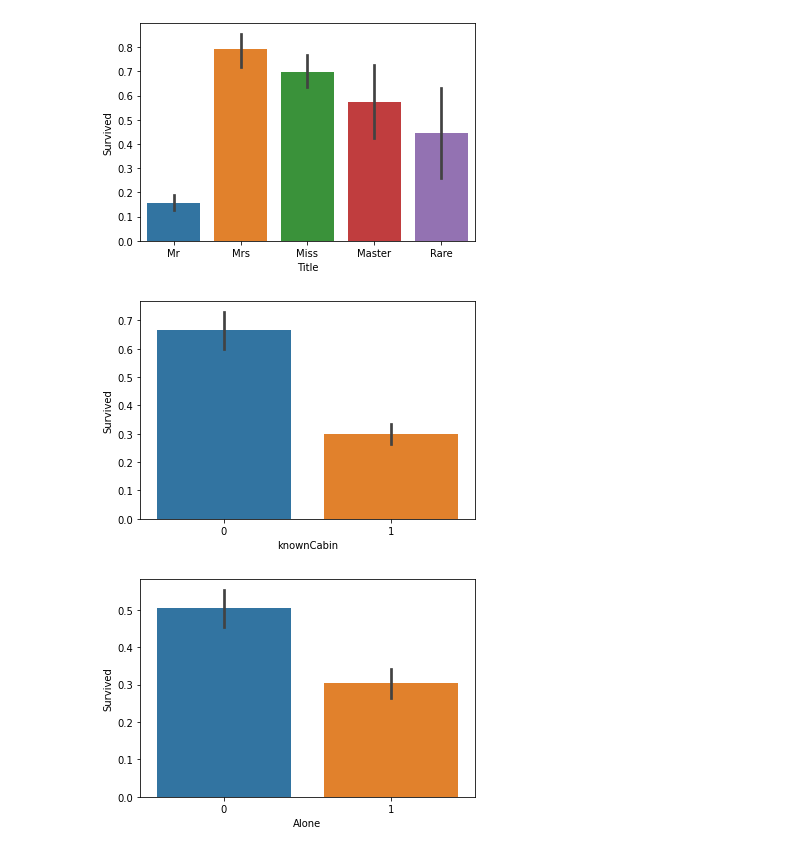
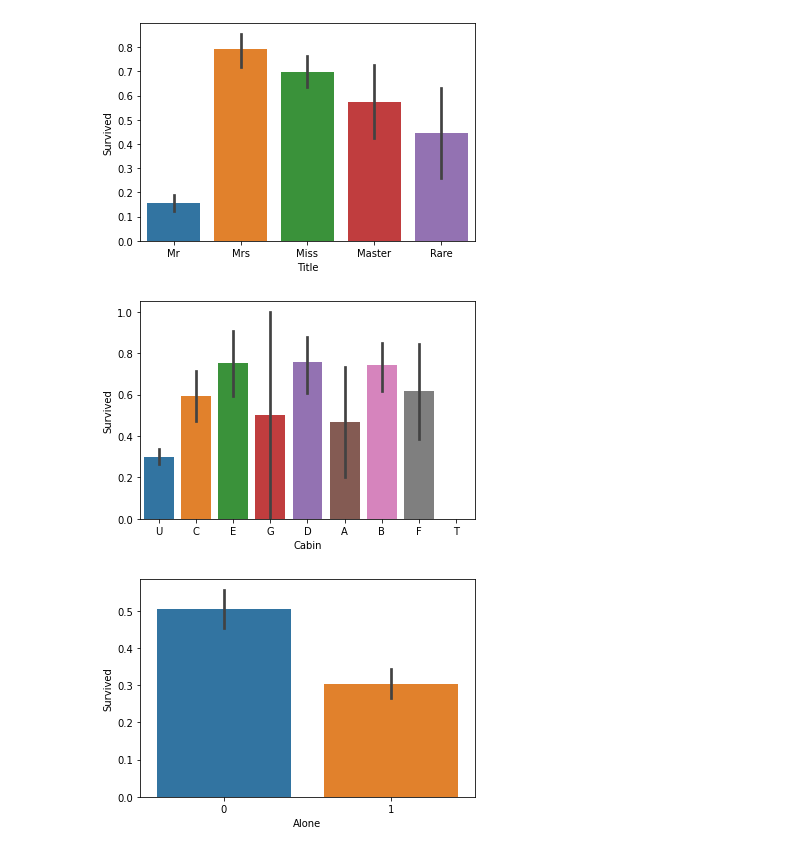
Before and after one commit to Kendall-Kikkawa/Titanic_Kaggle_Challenge, a Jupyter notebook: Titanic.ipynb, the cells around one changed output. Drawn from its saved outputs; the diff is of its cells as text; code cells hidden in the pictures.

Commit message:
Added more cabin feature back

```diff
--- a/Titanic.ipynb
+++ b/Titanic.ipynb
@@ -267,23 +267,26 @@ sns.barplot(x='Title', y='Survived', data=train_withName);
 # Cabin letters may be some indication, so we extract first letter
 def add_cabin(df):
     """
-    Add feature called "knownCabin"
+    Add feature denoting Cabins A-G, T
+    - Use "U" to denote Unknown cabin
     - binary that equals 1 if cabin is known
 
-    Not going to use A-F because so many are missing - prevent overfitting
     Return cleaned dataframe
     """
     cleaned = df.copy()
-    cleaned['knownCabin'] = cleaned['Cabin'].isna().astype(int)
-    cleaned = cleaned.drop(['Cabin'], axis=1)
+    cleaned['Cabin'] = cleaned['Cabin'].str[0]
+    cleaned['Cabin'] = cleaned['Cabin'].fillna("U")
+
+    cabin_dummies = pd.get_dummies(cleaned['Cabin'], prefix='Cabin', prefix_sep='_')
+    cleaned = cleaned.join(cabin_dummies)
 
     return cleaned
 # %%
-# Evidence that survival probability differs with Known Cabin
+# Evidence that survival probability differs with Cabin
 train_withCabin = add_cabin(train)
-sns.barplot(x='knownCabin', y='Survived', data=train_withCabin);
+sns.barplot(x='Cabin', y='Survived', data=train_withCabin);
 # %% [output]
-[figure, old version]
+[figure, new version]
 # %%
 def add_alone(df):
     """
```
Also changed, not shown: parts of 25 cells of this notebook, 1 other file.
